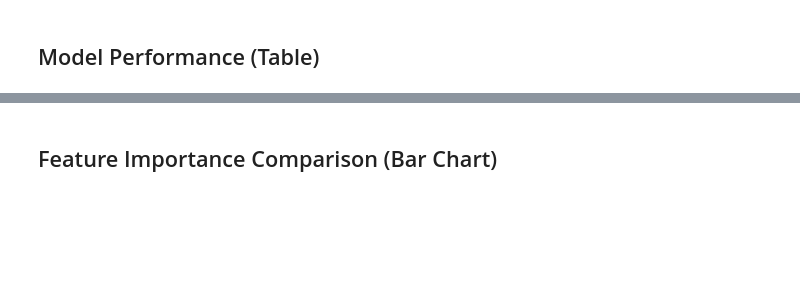
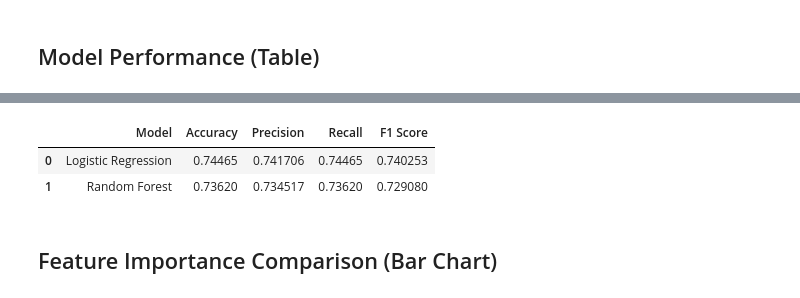
Before and after one commit to datastats01/startup-outcome-analysis, a Jupyter notebook: notebooks/4_data_models.ipynb, the cells around one changed output, grey strips where cells are left out. Cells and saved outputs as stored; diff of their text form; code cells hidden in the pictures; blank space fills up the shorter version.

```diff
--- a/notebooks/4_data_models.ipynb
+++ b/notebooks/4_data_models.ipynb
@@ -116,0 +93,12 @@ Startup Logistic Regression    0.7446     0.7415  0.7446    0.7402
+# %%
+# Logistic Regression pipeline
+lr_model = Pipeline([
+    ("preprocess", preprocessor),
+    ("model", LogisticRegression(max_iter=5000))
+])
+
+# Train model
+lr_model.fit(X_train, y_train)
+
+# Predict
+y_pred_lr = lr_model.predict(X_test)
@@ -195,0 +161,20 @@ Random Forest    0.7373     0.7347  0.7373    0.7317
+# %%
+print("=== Random Forest Results ===")
+
+print("\nConfusion Matrix:")
+print(confusion_matrix(y_test, y_pred_rf))
+
+print("\nClassification Report:")
+print(classification_report(y_test, y_pred_rf))
+
+# Metrics
+accuracy_rf = accuracy_score(y_test, y_pred_rf)
+precision_rf = precision_score(y_test, y_pred_rf, average="weighted")
+recall_rf = recall_score(y_test, y_pred_rf, average="weighted")
+f1_rf = f1_score(y_test, y_pred_rf, average="weighted")
+
+print("\nStored Metrics:")
+print("Accuracy:", round(accuracy_rf, 4))
+print("Precision:", round(precision_rf, 4))
+print("Recall:", round(recall_rf, 4))
+print("F1 Score:", round(f1_rf, 4))
@@ -254,3 +201,17 @@ plt.show()
+# %%
+comparison = pd.DataFrame({
+    "Model": ["Logistic Regression", "Random Forest"],
+    "Accuracy": [accuracy, accuracy_rf],
+    "Precision": [precision, precision_rf],
+    "Recall": [recall, recall_rf],
+    "F1 Score": [f1, f1_rf]
+})
+
+comparison
+# %% [output]
+|  | Model | Accuracy | Precision | Recall | F1 Score |
+| 0 | Logistic Regression | 0.74465 | 0.741706 | 0.74465 | 0.740253 |
+| 1 | Random Forest | 0.73620 | 0.734517 | 0.73620 | 0.729080 |
 # %% [markdown]
 ## Feature Importance Comparison (Bar Chart)
 # %%
```
Also changed, not shown: parts of 17 cells of this notebook, 4 other files.
